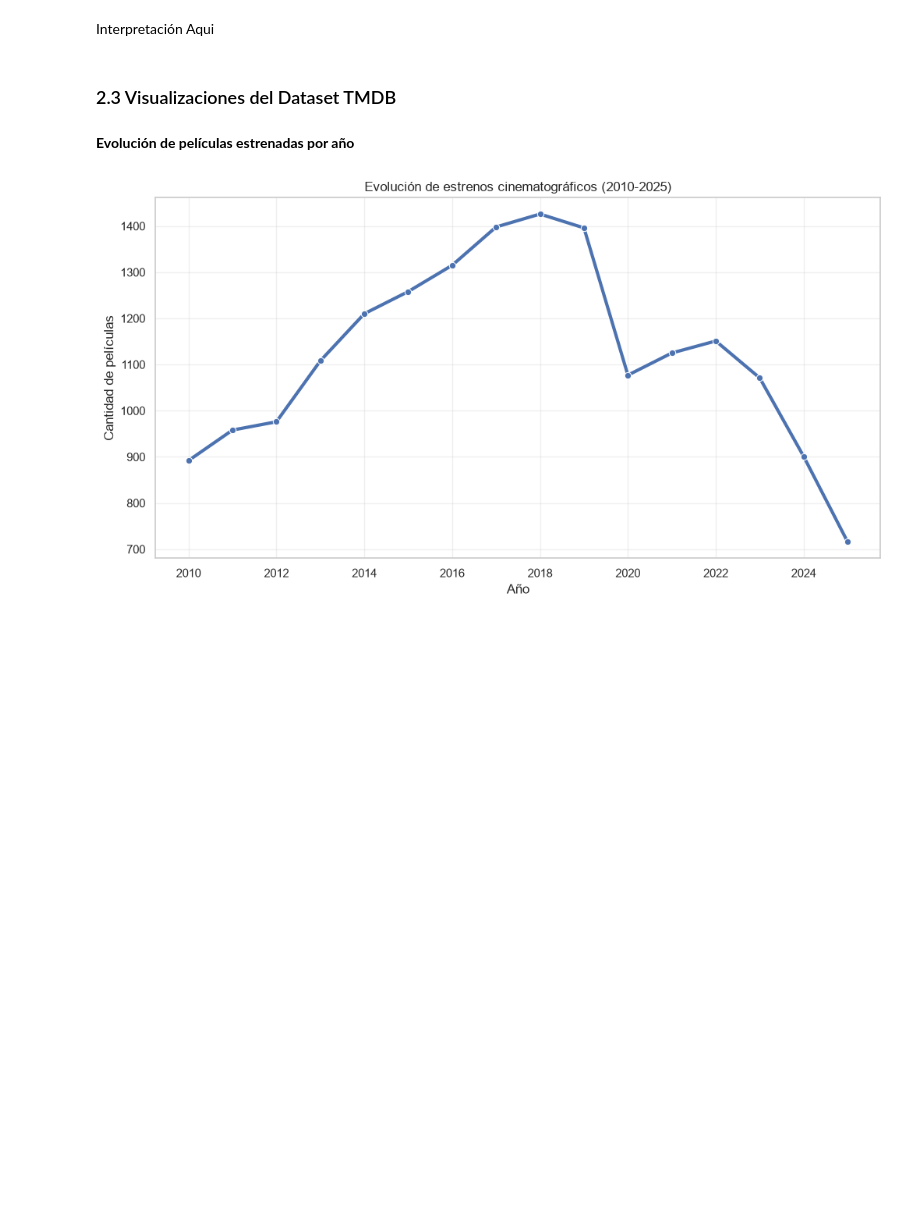
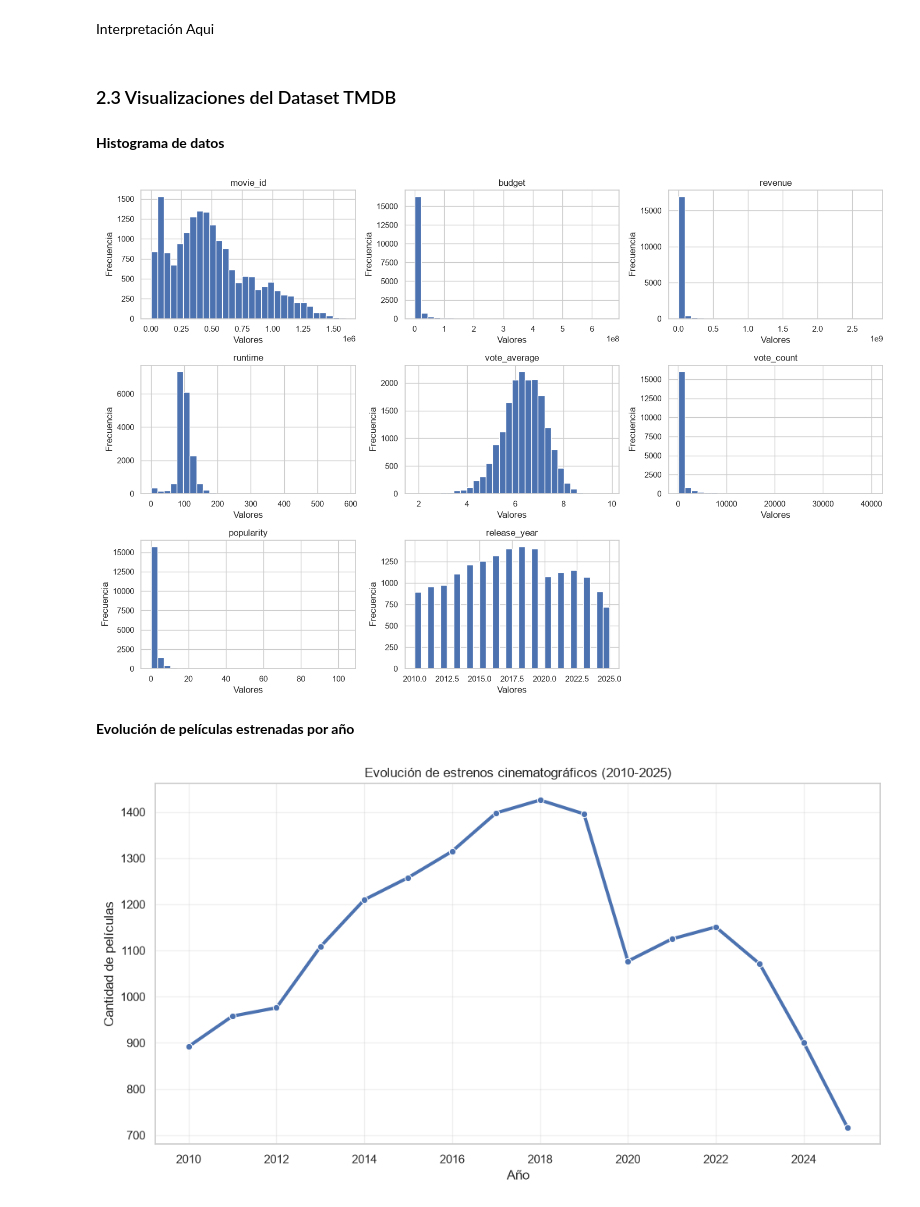
Before and after one commit to yetgx/mcdi500-tmdb-grupo4, a Jupyter notebook: F1/movies.ipynb, the cells around one changed output. Saved outputs shown, nothing was run; the diff lists cells and outputs as text; code cells hidden in the pictures; blank space fills up the shorter version.

```diff
--- a/F1/movies.ipynb
+++ b/F1/movies.ipynb
@@ -158,6 +158,25 @@ Aqui interpretación de la salida
 Interpretación Aqui
 # %% [markdown]
 ### 2.3 Visualizaciones del Dataset TMDB
+# %% [markdown]
+**Histograma de datos**
+# %%
+# Escoger solo columnas sin valores nulos
+columnas_completas = df.columns[df.isnull().sum() == 0]
+
+df_numerico = df[columnas_completas].select_dtypes(include='number')
+
+axes = df_numerico.hist(figsize=(15, 10), bins=30)
+
+for ax in axes.flatten():
+    ax.set_xlabel('Valores')
+    ax.set_ylabel('Frecuencia')
+# Definir eje x e y para cada gráfico
+plt.tight_layout()
+plt.show()
+# Histograma que indica la distribución de frecuencia de películas para cada variable numérica del dataset.
+# %% [output]
+[figure, added]
 # %%
 # Crear la variable release_year a partir de release_date.
 df["release_date"] = pd.to_datetime(df["release_date"], errors="coerce")
```
Also changed, not shown: parts of 13 cells of this notebook, 1 other file.
